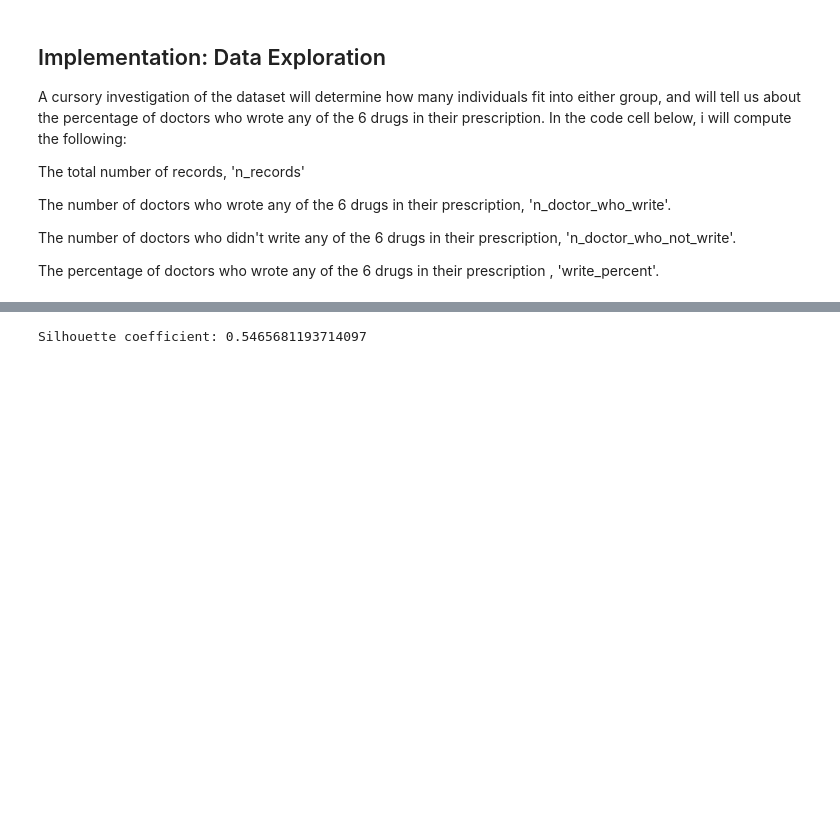
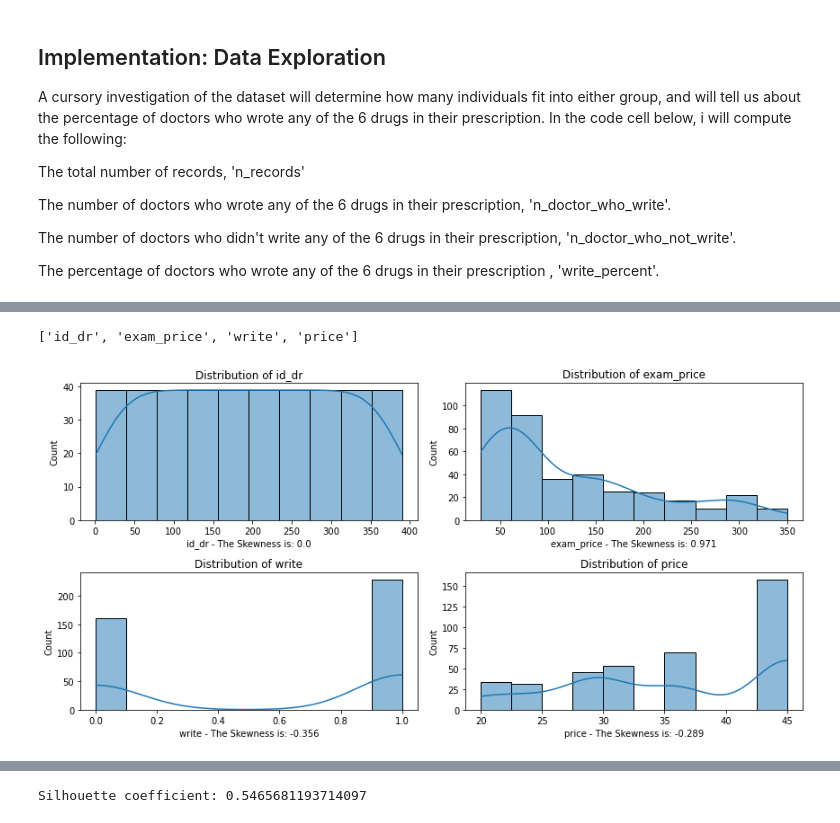
Before and after one commit to MahmoudTag/Depi-Project, a Jupyter notebook: Medical Representative_Final.ipynb, the cells around one changed output, grey strips where cells are left out. Saved outputs shown, nothing was run; the diff lists cells and outputs as text; code cells hidden in the pictures; blank space fills up the shorter version.

```diff
--- a/Medical Representative_Final.ipynb
+++ b/Medical Representative_Final.ipynb
@@ -443,14 +229,0 @@ plt.show()
-# %%
-types = ["type1", "type2", "type3", "type4", "type5", "type6"]
-
-dict_types = {t: 0 for t in types}
-df_comp_w = df_comp[df_comp["write"] == 1].reset_index()
-
-for i in range(len(df_comp_w)):
-
-    med = df_comp_w.loc[i, "medicine"]
-
-    if med in dict_types:
-        dict_types[med] += 1
-
-print("Number of doctors wrote the medicine in the prescription according each type are as follows:\n{}".format(dict_types))
@@ -854,0 +248,3 @@ plt.show()
+# %%
+numeric_data = data.select_dtypes(include = ["int64" , "float64"])
+numeric_data
@@ -854,0 +265,24 @@ plt.show()
+# %%
+skew = []
+for i in range(len(numeric_data.columns)):
+    skew.append(numeric_data.columns[i])
+skew
+# %% [output]
+['id_dr', 'exam_price', 'write', 'price']
+# %%
+# Create a figure and a grid of subplots (2 rows, 3 columns)
+fig, axs = plt.subplots(2, 2, figsize=(12, 6))  # Create a 2x3 grid of axes
+
+# Loop through the number of plots you have
+for i in range(len(skew)):
+    ax = axs[i // 2, i % 2]  # Get the corresponding axis
+    sb.histplot(data[skew[i]], kde=True, ax=ax)  # Specify the axis
+    skewness = data[skew[i]].skew()
+    ax.set_xlabel(f"{skew[i]} - The Skewness is: {round(skewness, 3)}")
+    ax.set_title(f"Distribution of {skew[i]}")
+
+# Adjust layout
+plt.tight_layout()
+plt.show()
+# %% [output]
+[figure, added]
```
Also changed, not shown: parts of 130 cells of this notebook.
